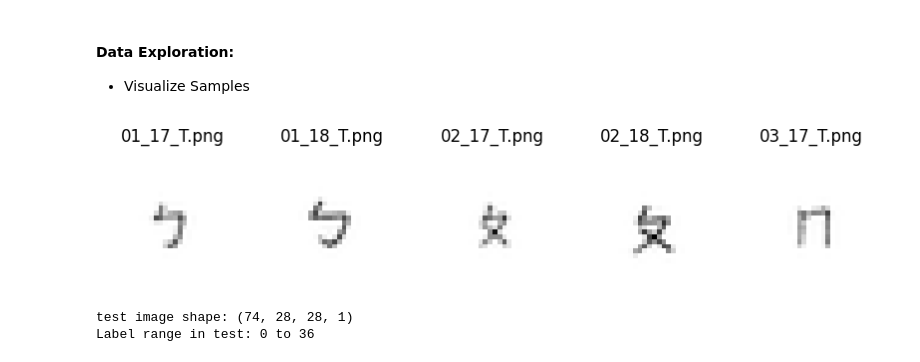
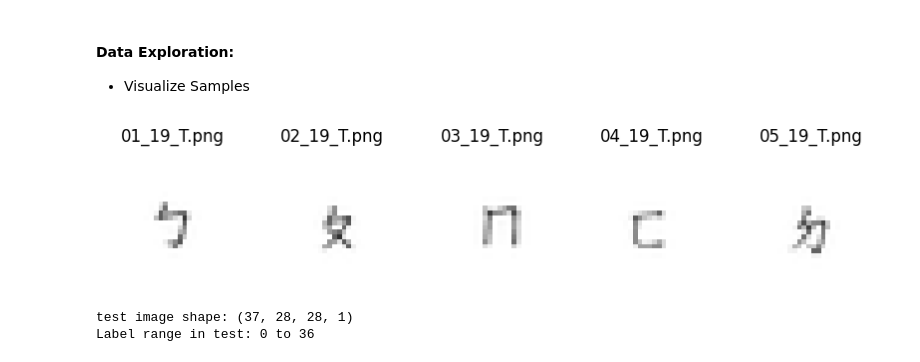
Before and after one commit to white-pub/Bopomofo-Model, a Jupyter notebook: Bopomofo_model.ipynb, the cells around one changed output. Drawn from its saved outputs; the diff is of its cells as text; code cells hidden in the pictures.

Commit message:
training data generation experiment

```diff
--- a/Bopomofo_model.ipynb
+++ b/Bopomofo_model.ipynb
@@ -142,3 +151,28 @@ def scale_and_pad_image(input_dir, output_dir, target_size=(28, 28)):
             paste_position = ((target_size[0] - width) // 2, (target_size[1] - height) // 2)
             new_img.paste(img, paste_position)
             new_img.save(os.path.join(output_dir, filename))
+# %%
+# Function to load and visualize images in a folder
+def visualize_samples(data_dir, num_samples=5, figuresize=(10,5), is_sample=True, title_fontsize=12):
+    filenames = os.listdir(data_dir)[:num_samples]
+    plt.figure(figsize=figuresize)
+    for i, filename in enumerate(filenames):
+        img_path = os.path.join(data_dir, filename)
+        img = Image.open(img_path)
+        if is_sample:
+            plt.subplot(1, num_samples, i+1)
+        else:
+            plt.subplot(num_samples, 1, i+1) # stack vertically - set col to 1 and row to i+1
+        plt.imshow(img, cmap='gray')
+        plt.title(filename, fontsize=title_fontsize)
+        plt.axis('off') # maintain the original figure's aspect ratio
+    plt.show()
+
+# Usage examples
+# data_dir = 'fonts_processed_scaled'
+# visualize_samples(data_dir)
+# %%
+# Show the original handwritten images
+
+data_dir = r'fonts_original files\handwritten fonts'
+visualize_samples(data_dir, figuresize=(100,50), is_sample=False, title_fontsize=50)
@@ -522,8 +637,18 @@ char_numbers = [
     [35,23,24,32,36,38,5,37,39,19,30,40,41,42]
 ]
 
+# char_numbers = [
+#     list(range(1, 15)),   # Top row: 01-14
+#     list(range(15, 28)) + [38],  # Middle row: 15-17, 38
+#     list(range(28, 38)) + list(range(39, 43))  # Bottom row: 28-37, 39-42
+# ]
+
 # Check if the charNum matches the grid
 print(char_numbers)
+
+unprocessed_dir = 't2-0'
+already_split_dir = 't2-1'
+split_and_scaled_dir = 't2-2'
 # %% [output]
 [[12, 33, 22, 7, 14, 31, 20, 1, 10, 16, 3, 8, 17, 28], [34, 11, 13, 21, 6, 4, 15, 27, 2, 26, 25, 18, 29, 9], [35, 23, 24, 32, 36, 38, 5, 37, 39, 19, 30, 40, 41, 42]]
 # %%
@@ -547,31 +673,33 @@ scale_and_pad_image(input_dir, scaled_output_dir, target_size)
 # %%
 # Load and visualize samples
 def visualize_samples(data_dir, num_samples=5):
     filenames = os.listdir(data_dir)[:num_samples]
     plt.figure(figsize=(10, 5))
     for i, filename in enumerate(filenames):
         img_path = os.path.join(data_dir, filename)
         img = Image.open(img_path)
         plt.subplot(1, num_samples, i+1)
         plt.imshow(img, cmap='gray')
         plt.title(filename)
         plt.axis('off')
     plt.show()
 
 # Visualize some samples
-data_dir = 'test_processed_scaled'
-visualize_samples(data_dir)
+# data_dir = 'test_processed_scaled'
+# data_dir = 't2-0'
+
+visualize_samples(split_and_scaled_dir)
 # %% [output]
-[figure, old version]
+[figure, new version]
 # %%
 # Load and preprocess test data
-test_images, test_labels = load_and_preprocess_images(data_dir)
+test_images, test_labels = load_and_preprocess_images(split_and_scaled_dir)
 
 # Verify shapes and label range
 print("test image shape:", test_images.shape)
 print("Label range in test:", min(test_labels), "to", max(test_labels))
 # %% [output]
-test image shape: (74, 28, 28, 1)
+test image shape: (37, 28, 28, 1)
 Label range in test: 0 to 36
 # %%
 # Make predictions on the test data
```
Also changed, not shown: parts of 16 cells of this notebook, 5 other files.
